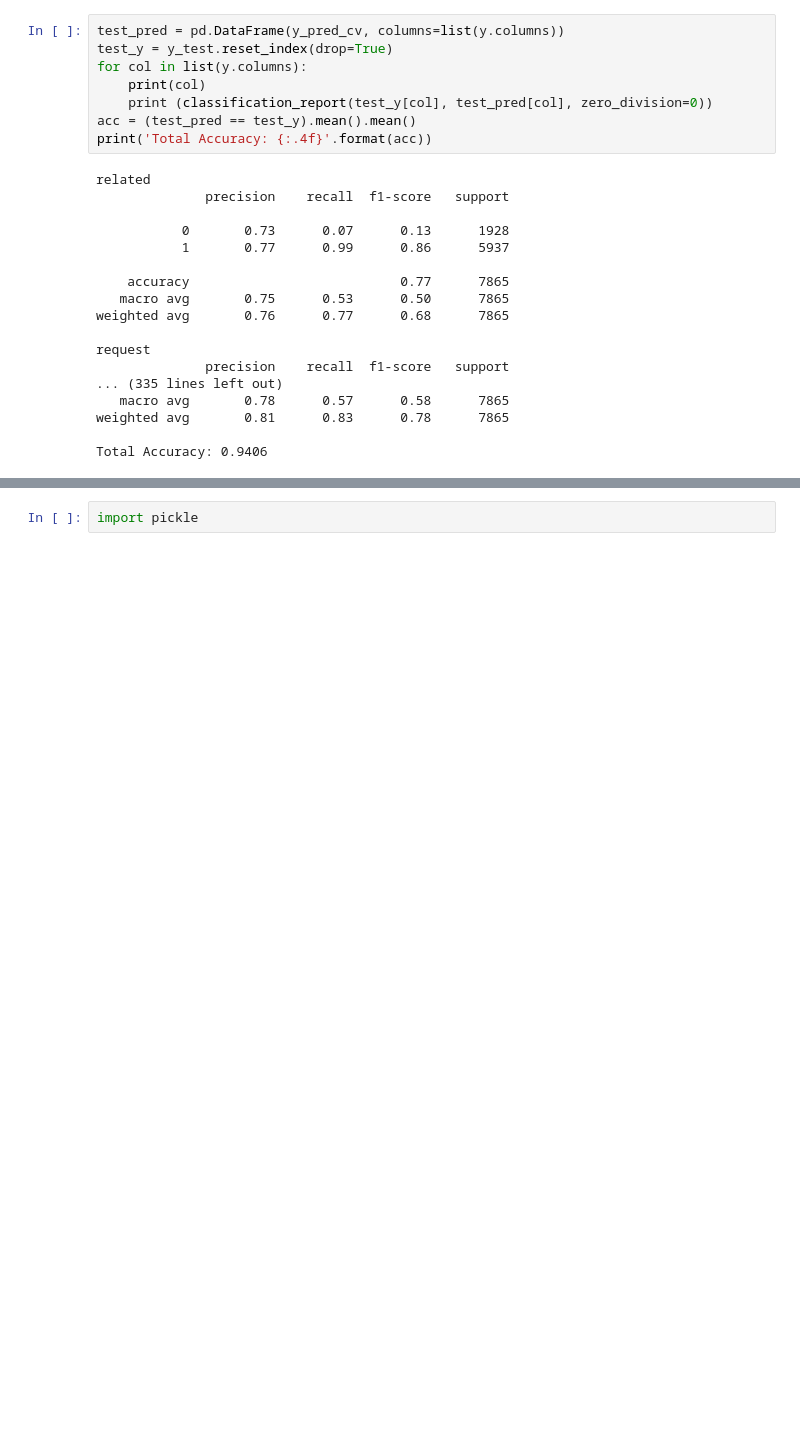
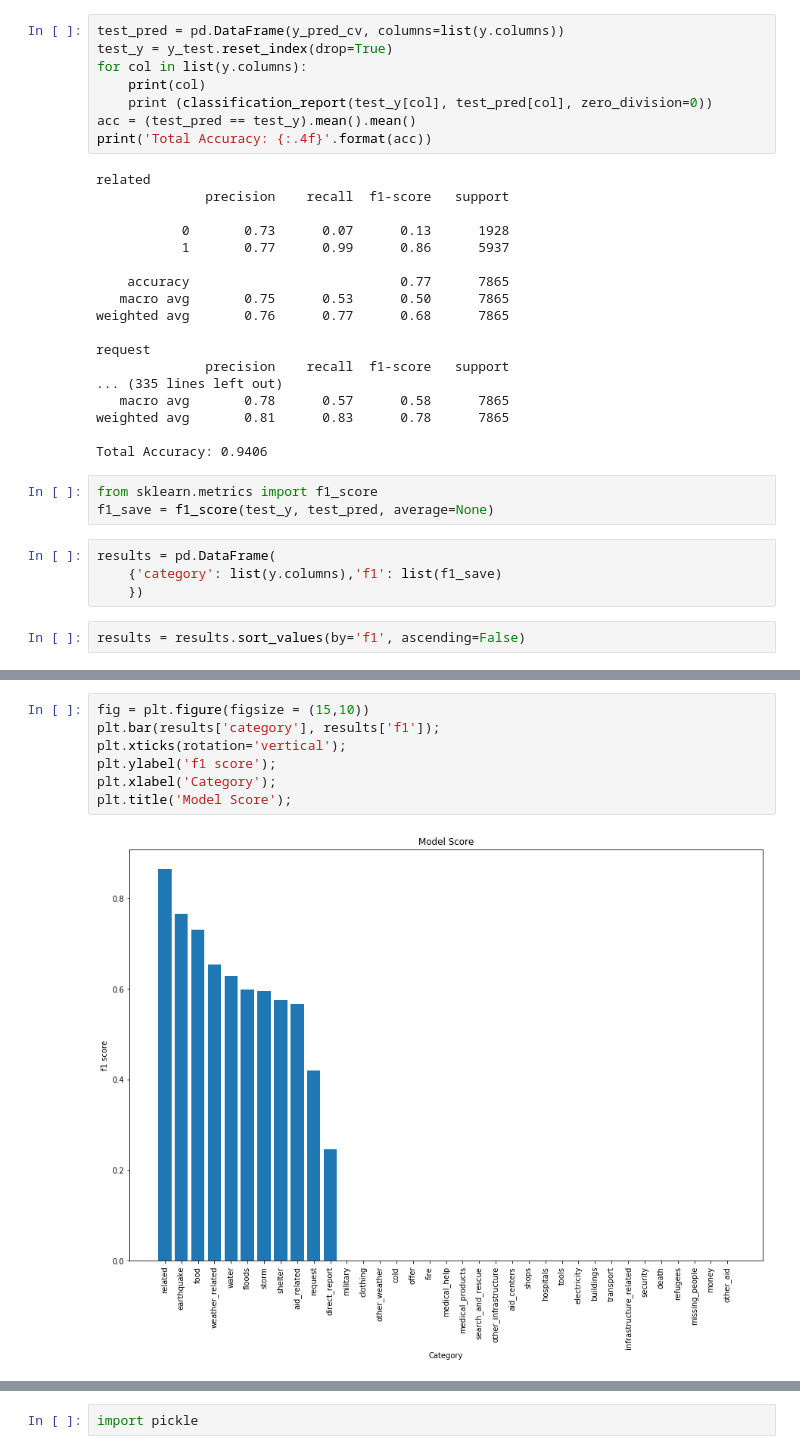
Before and after one commit to ttheoto/Project_Disaster_Response, a Jupyter notebook: ML Pipeline Preparation.ipynb, the cells around one changed output, grey strips where cells are left out. Cells and saved outputs as stored; diff of their text form; blank space fills up the shorter version.

```diff
--- a/ML Pipeline Preparation.ipynb
+++ b/ML Pipeline Preparation.ipynb
@@ -194,3 +194,12 @@ request
 weighted avg       0.81      0.83      0.78      7865
 
 Total Accuracy: 0.9406
+# %%
+from sklearn.metrics import f1_score
+f1_save = f1_score(test_y, test_pred, average=None)
+# %%
+results = pd.DataFrame(
+    {'category': list(y.columns),'f1': list(f1_save)
+    })
+# %%
+results = results.sort_values(by='f1', ascending=False)
@@ -196,0 +220,9 @@ Total Accuracy: 0.9406
+# %%
+fig = plt.figure(figsize = (15,10))
+plt.bar(results['category'], results['f1']);
+plt.xticks(rotation='vertical');
+plt.ylabel('f1 score');
+plt.xlabel('Category');
+plt.title('Model Score');
+# %% [output]
+[figure, added]
```
Also changed, not shown: parts of 4 cells of this notebook, 1 other file.
